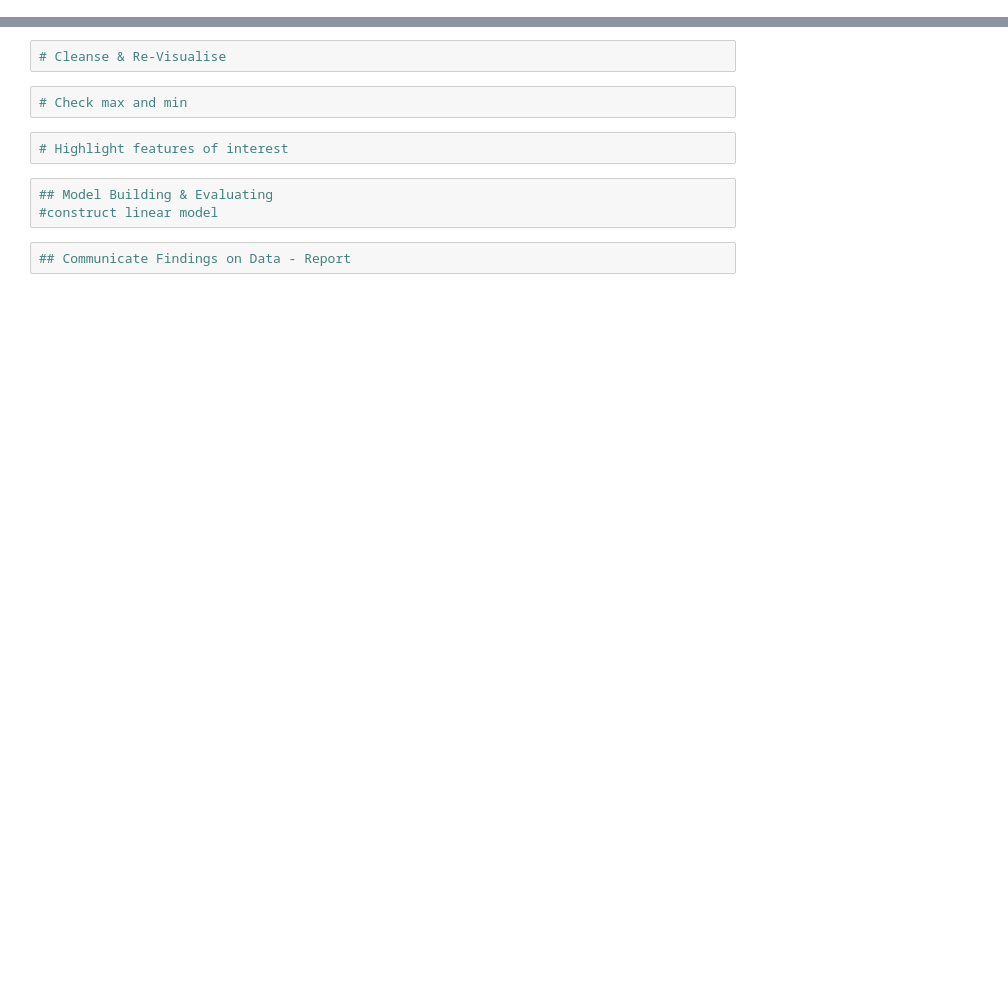
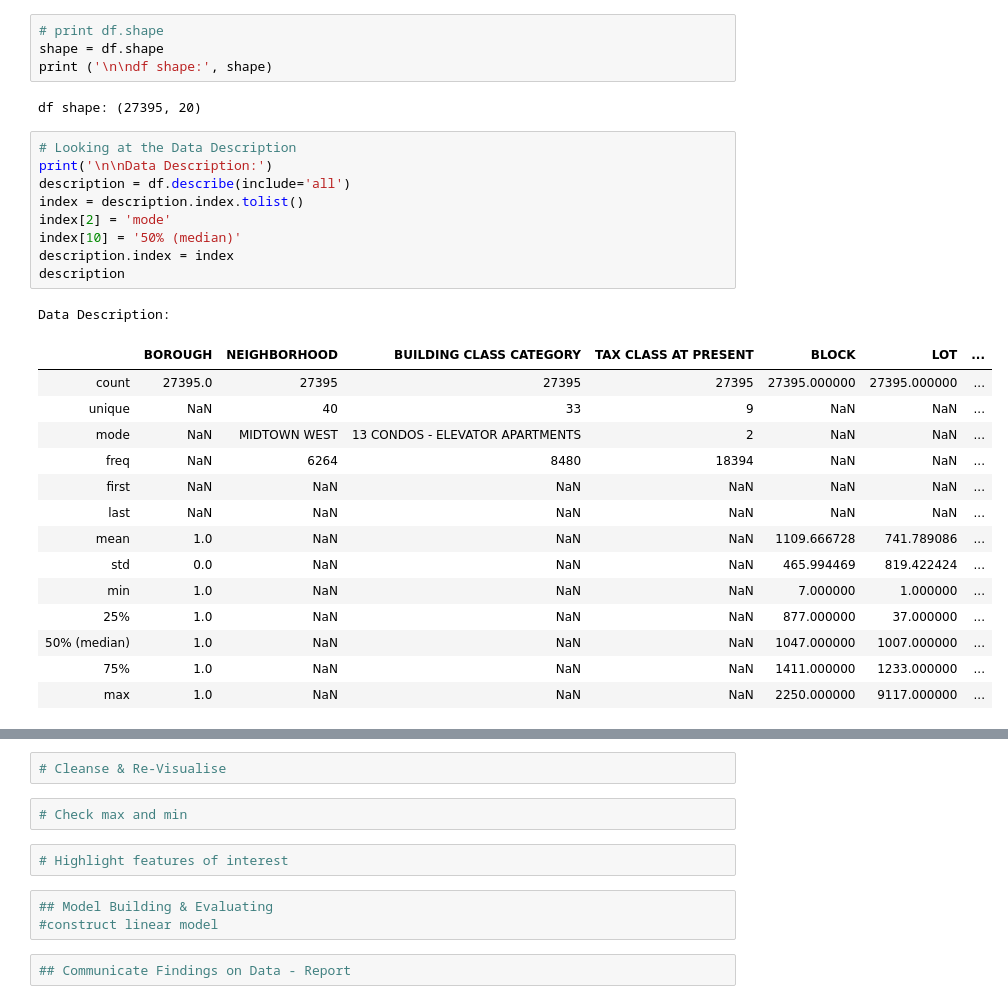
Before and after one commit to Zaederx/BigData-Assignment1, a Jupyter notebook: Assignment1.ipynb, the cells around one changed output, grey strips where cells are left out. Drawn from its saved outputs; the diff is of its cells as text; blank space fills up the shorter version.

```diff
--- a/Assignment1.ipynb
+++ b/Assignment1.ipynb
@@ -89,0 +112,31 @@ Data Description:
+# %%
+# print df.shape
+shape = df.shape
+print ('\n\ndf shape:', shape)
+# %% [output]
+df shape: (27395, 20)
+# %%
+# Looking at the Data Description
+print('\n\nData Description:')
+description = df.describe(include='all')
+index = description.index.tolist()
+index[2] = 'mode'
+index[10] = '50% (median)'
+description.index = index
+description
+# %% [output]
+Data Description:
+|  | BOROUGH | NEIGHBORHOOD | BUILDING CLASS CATEGORY | TAX CLASS AT PRESENT | BLOCK | LOT | ... |
+| count | 27395.0 | 27395 | 27395 | 27395 | 27395.000000 | 27395.000000 | ... |
+| unique | NaN | 40 | 33 | 9 | NaN | NaN | ... |
+| mode | NaN | MIDTOWN WEST | 13 CONDOS - ELEVATOR APARTMENTS | 2 | NaN | NaN | ... |
+| freq | NaN | 6264 | 8480 | 18394 | NaN | NaN | ... |
+| first | NaN | NaN | NaN | NaN | NaN | NaN | ... |
+| last | NaN | NaN | NaN | NaN | NaN | NaN | ... |
+| mean | 1.0 | NaN | NaN | NaN | 1109.666728 | 741.789086 | ... |
+| std | 0.0 | NaN | NaN | NaN | 465.994469 | 819.422424 | ... |
+| min | 1.0 | NaN | NaN | NaN | 7.000000 | 1.000000 | ... |
+| 25% | 1.0 | NaN | NaN | NaN | 877.000000 | 37.000000 | ... |
+| 50% (median) | 1.0 | NaN | NaN | NaN | 1047.000000 | 1007.000000 | ... |
+| 75% | 1.0 | NaN | NaN | NaN | 1411.000000 | 1233.000000 | ... |
+| max | 1.0 | NaN | NaN | NaN | 2250.000000 | 9117.000000 | ... |
```
Also changed, not shown: parts of 13 cells of this notebook, 1 other file.
